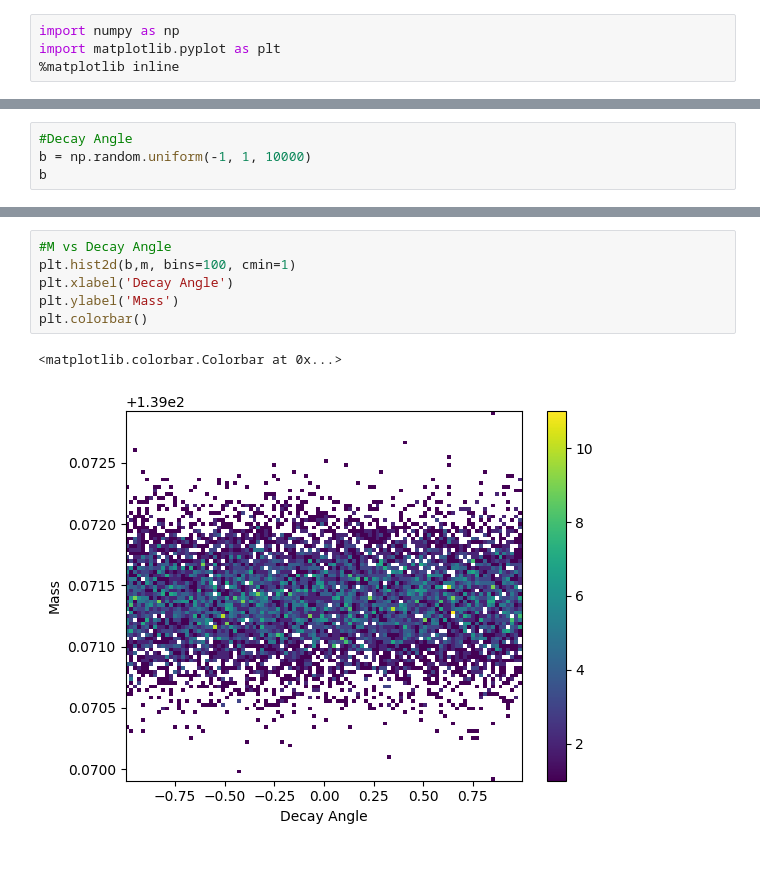
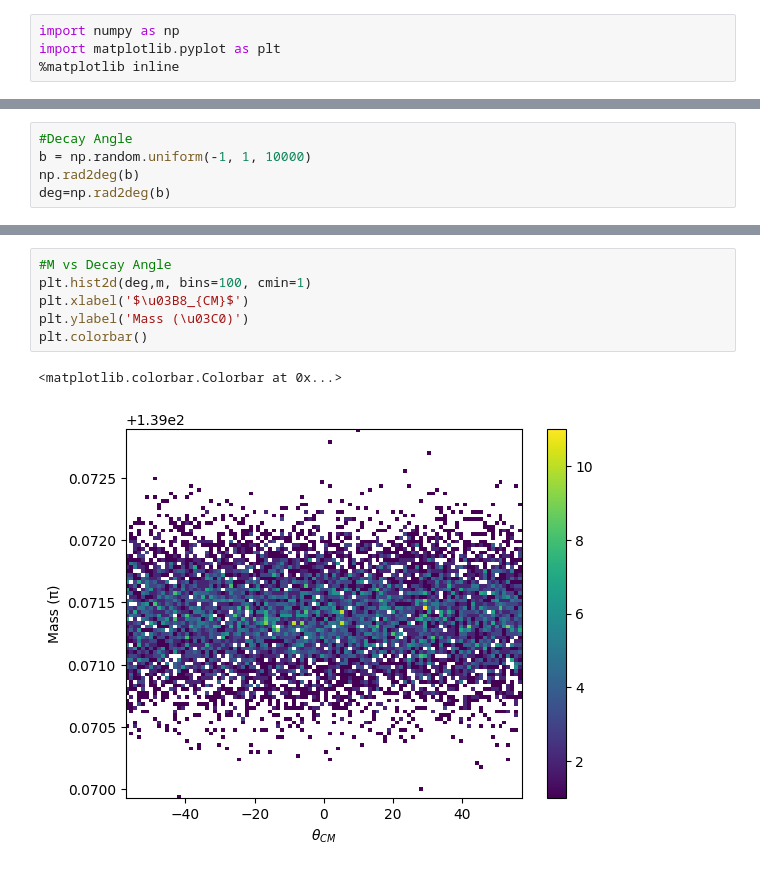
Before and after one commit to Payal7890/ProjectinSTR, a Jupyter notebook: project.ipynb, the cells around one changed output, grey strips where cells are left out. Saved outputs shown, nothing was run; the diff lists cells and outputs as text.

```diff
--- a/project.ipynb
+++ b/project.ipynb
@@ -19,4 +19,5 @@ array([1.02666599, 7.87882567, 2.82049315, ..., 6.36069663, 4.9043795 ,
 # %%
 #Decay Angle
 b = np.random.uniform(-1, 1, 10000)
-b
+np.rad2deg(b)
+deg=np.rad2deg(b)
@@ -68,12 +70,12 @@ plt.colorbar()
 # %%
 #M vs Decay Angle
-plt.hist2d(b,m, bins=100, cmin=1)
-plt.xlabel('Decay Angle')
-plt.ylabel('Mass')
+plt.hist2d(deg,m, bins=100, cmin=1)
+plt.xlabel('$\u03B8_{CM}$')
+plt.ylabel('Mass (\u03C0)')
 plt.colorbar()
 # %% [output]
 <matplotlib.colorbar.Colorbar at 0x...>
-[figure, old version]
+[figure, new version]
 # %%
 #Generated Muons
 mb=np.random.normal(105.6583755,0.0000023,10000)
```
Also changed, not shown: parts of 53 cells of this notebook.
